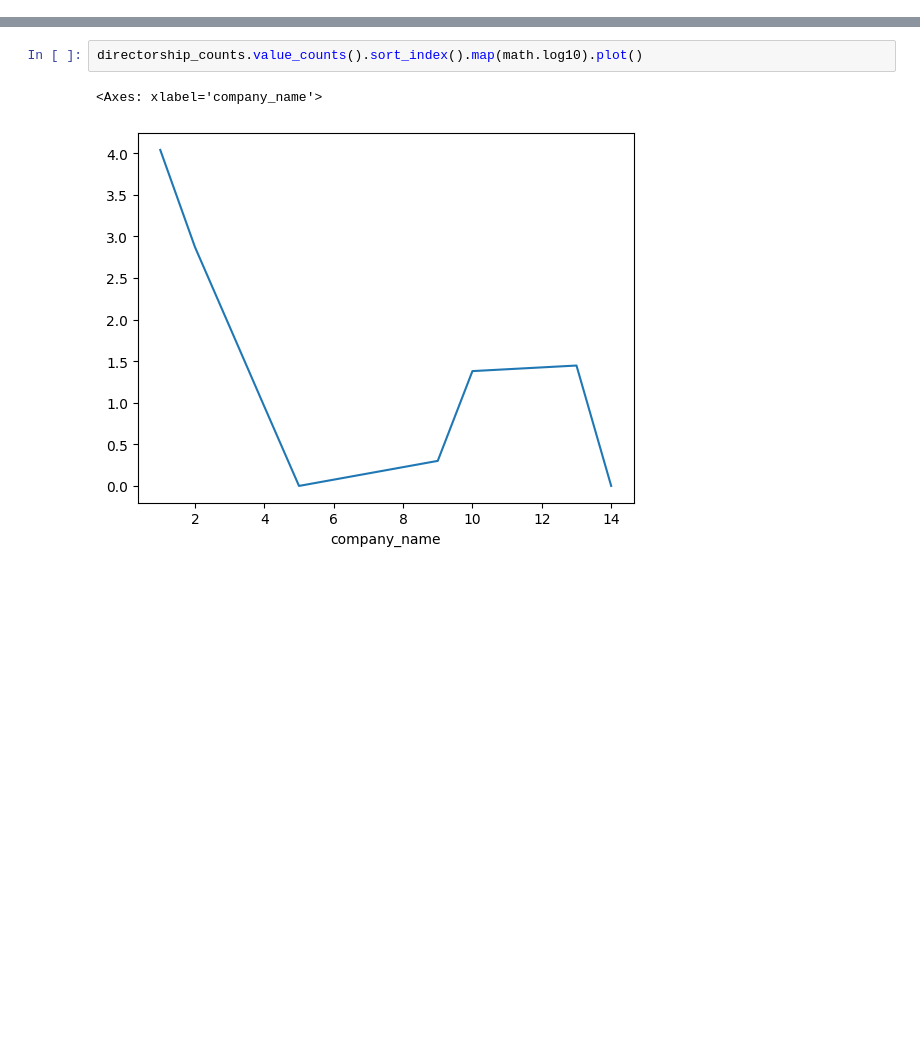
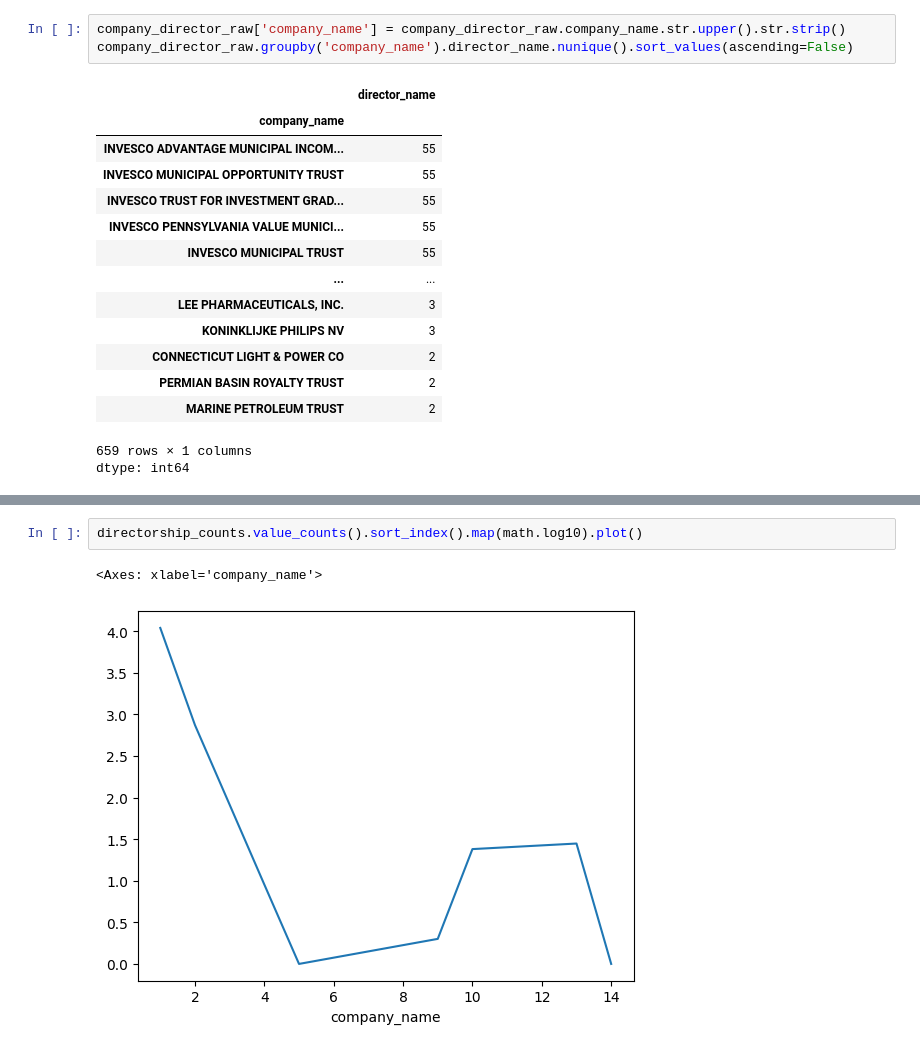
Before and after one commit to MQ-COMP2200-COMP6200/assignment-3-Mahdi3M, a Jupyter notebook: directors-network.ipynb, the cells around one changed output, grey strips where cells are left out. Drawn from its saved outputs; the diff is of its cells as text; blank space fills up the shorter version.

```diff
--- a/directors-network.ipynb
+++ b/directors-network.ipynb
@@ -3,0 +48,19 @@ import math
+# %%
+company_director_raw['company_name'] = company_director_raw.company_name.str.upper().str.strip()
+company_director_raw.groupby('company_name').director_name.nunique().sort_values(ascending=False)
+# %% [output]
+|  | director_name |
+| company_name |  |
+| INVESCO ADVANTAGE MUNICIPAL INCOM... | 55 |
+| INVESCO MUNICIPAL OPPORTUNITY TRUST | 55 |
+| INVESCO TRUST FOR INVESTMENT GRAD... | 55 |
+| INVESCO PENNSYLVANIA VALUE MUNICI... | 55 |
+| INVESCO MUNICIPAL TRUST | 55 |
+| ... | ... |
+| LEE PHARMACEUTICALS, INC. | 3 |
+| KONINKLIJKE PHILIPS NV | 3 |
+| CONNECTICUT LIGHT & POWER CO | 2 |
+| PERMIAN BASIN ROYALTY TRUST | 2 |
+| MARINE PETROLEUM TRUST | 2 |
+659 rows × 1 columns
+dtype: int64
```
Also changed, not shown: parts of 30 cells of this notebook.
